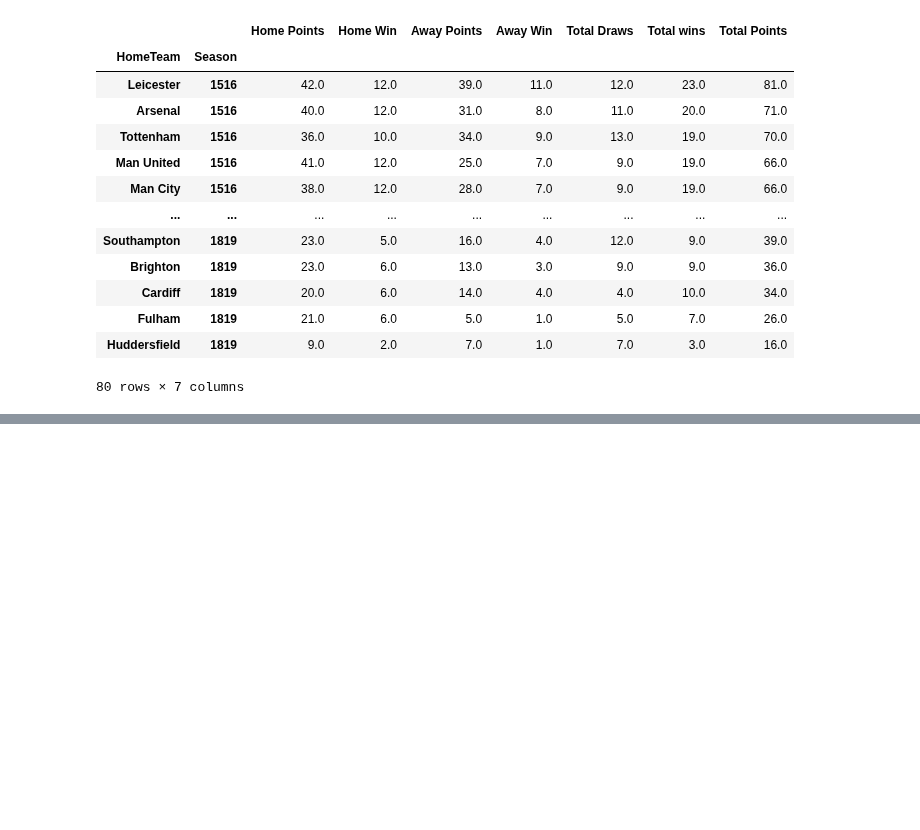
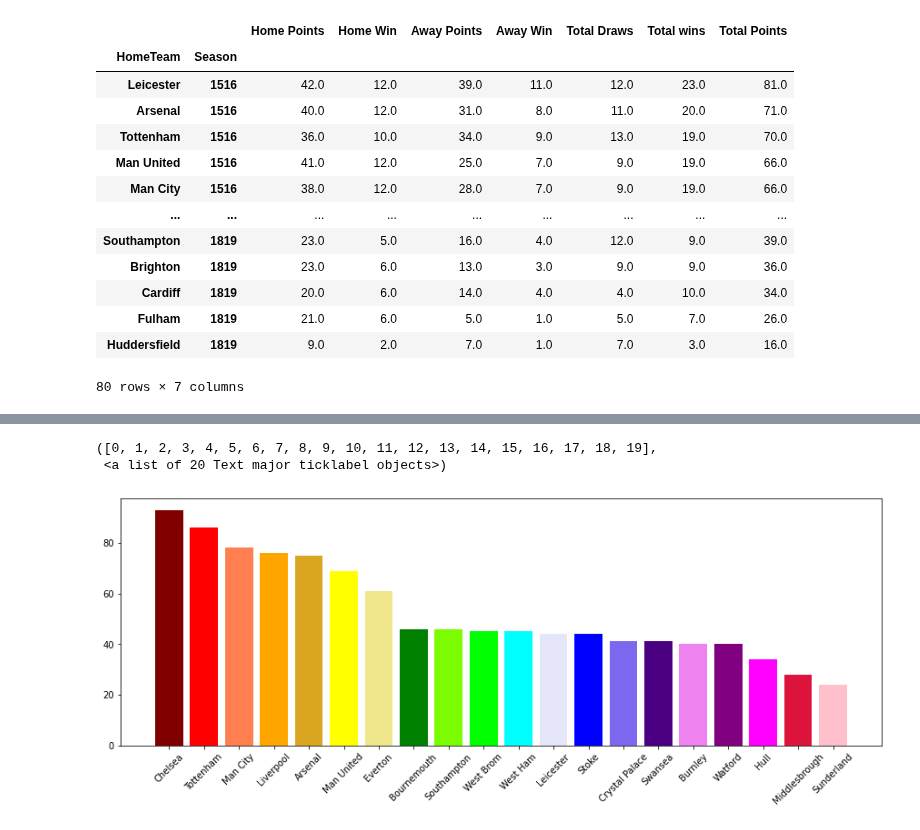
Before and after one commit to ethomps33/Premier_League_Sports_Analysis, a Jupyter notebook: Untitled.ipynb, the cells around one changed output, grey strips where cells are left out. Drawn from its saved outputs; the diff is of its cells as text; code cells hidden in the pictures; blank space fills up the shorter version.

```diff
--- a/Untitled.ipynb
+++ b/Untitled.ipynb
@@ -371,0 +369,12 @@ wins19.plot(kind='bar', rot=45, figsize=(15,5))
+# %%
+wins17.reset_index(inplace=True)
+wins18.reset_index(inplace=True)
+wins19.reset_index(inplace=True)
+# %%
+plt.figure(figsize=(15,5))
+plt.bar(wins17['HomeTeam'], wins17['Total Points'], color=(colors))
+plt.xticks(rotation=45)
+# %% [output]
+([0, 1, 2, 3, 4, 5, 6, 7, 8, 9, 10, 11, 12, 13, 14, 15, 16, 17, 18, 19],
+ <a list of 20 Text major ticklabel objects>)
+[figure, added]
```
Also changed, not shown: parts of 12 cells of this notebook.
